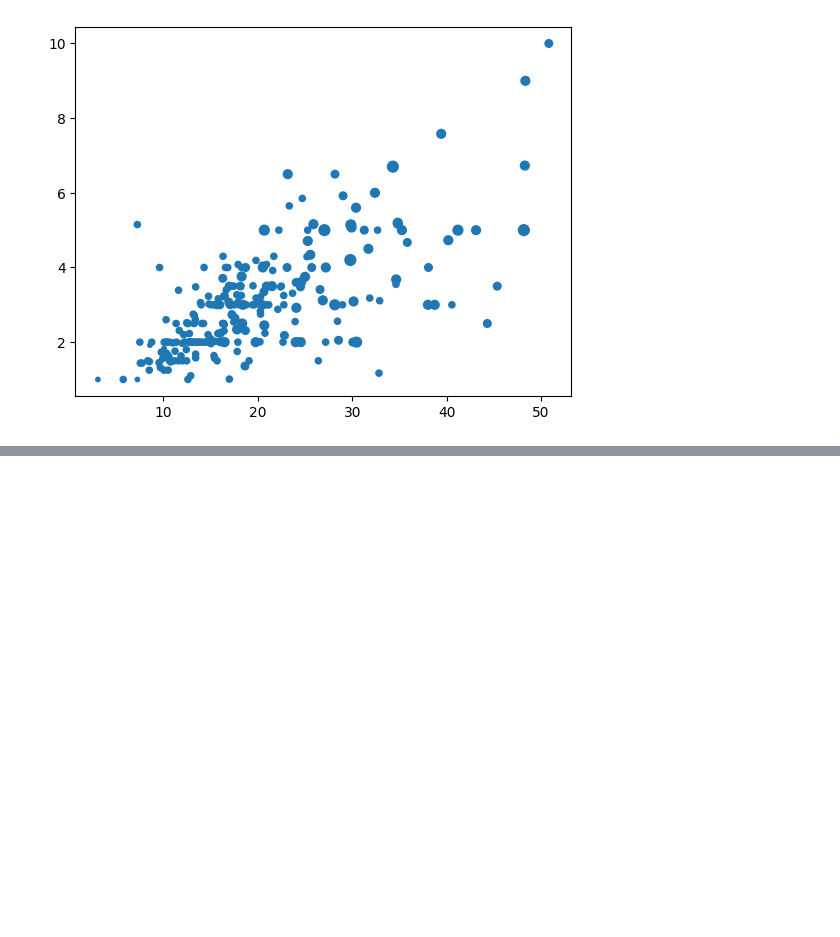
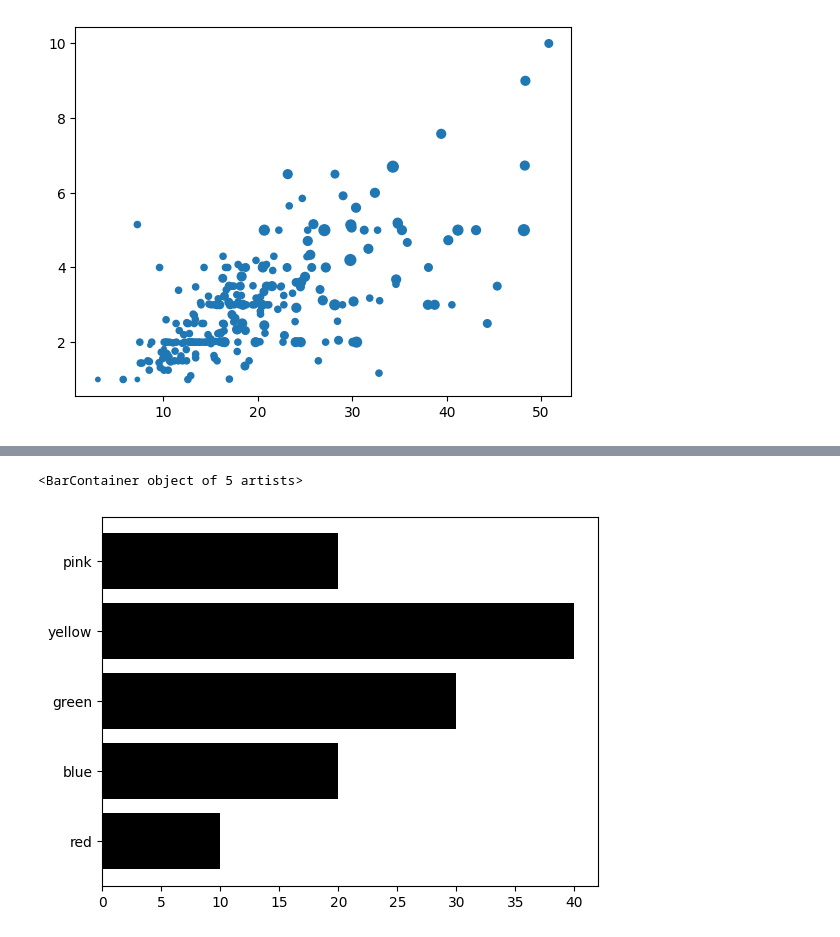
Before and after one commit to visheshbpatel/data-science, a Jupyter notebook: 06-data-visualization/23-matplotlib/01-matplotlib.ipynb, the cells around one changed output, grey strips where cells are left out. Cells and saved outputs as stored; diff of their text form; code cells hidden in the pictures; blank space fills up the shorter version.

```diff
--- a/06-data-visualization/23-matplotlib/01-matplotlib.ipynb
+++ b/06-data-visualization/23-matplotlib/01-matplotlib.ipynb
@@ -340,0 +379,7 @@ plt.scatter(tips['total_bill'], tips['tip'], s=tips['size']*10)
+# %%
+# Horizontal bar chart
+
+plt.barh(colors, children, color='black')
+# %% [output]
+<BarContainer object of 5 artists>
+[figure, added]
```
Also changed, not shown: parts of 42 cells of this notebook.
